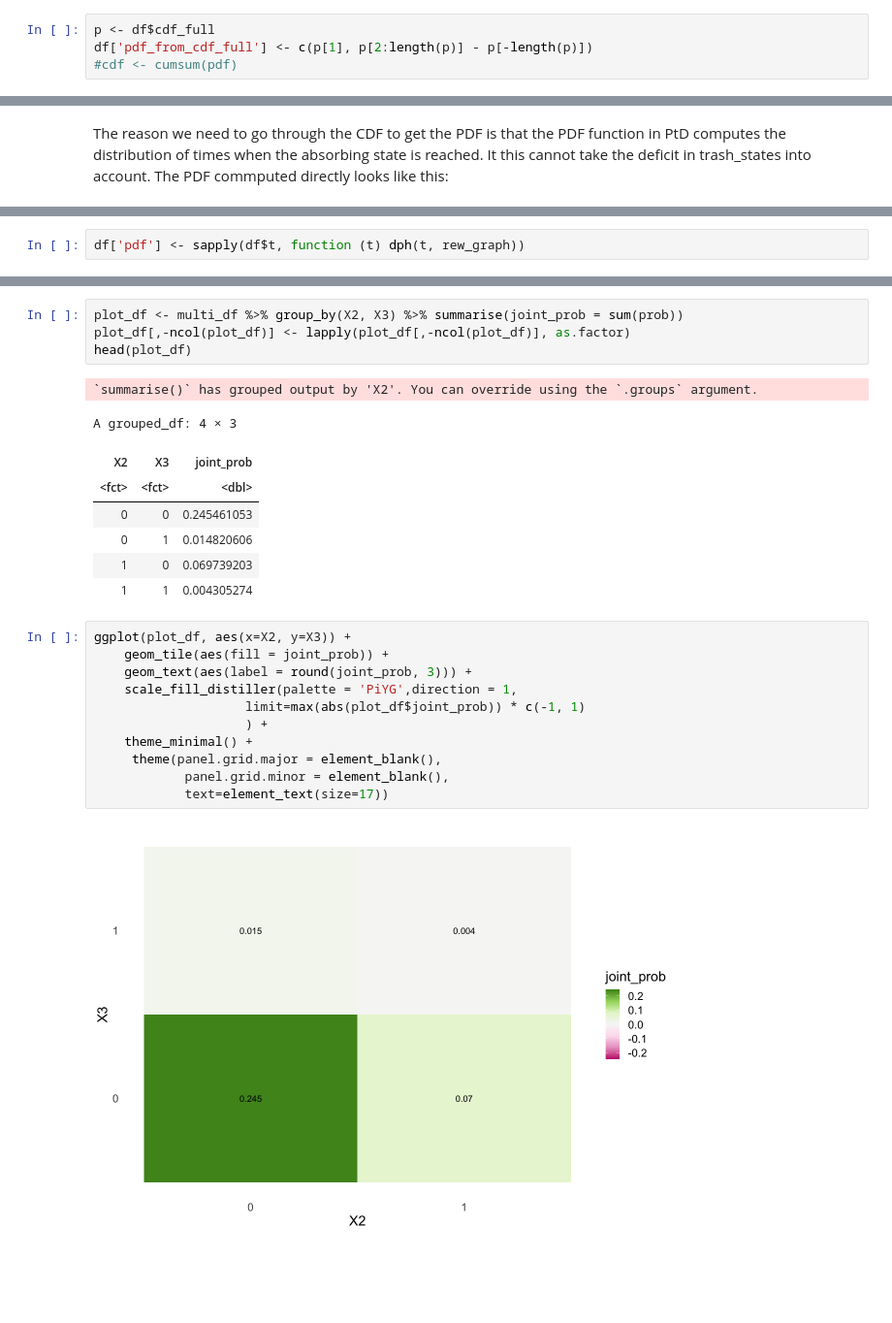
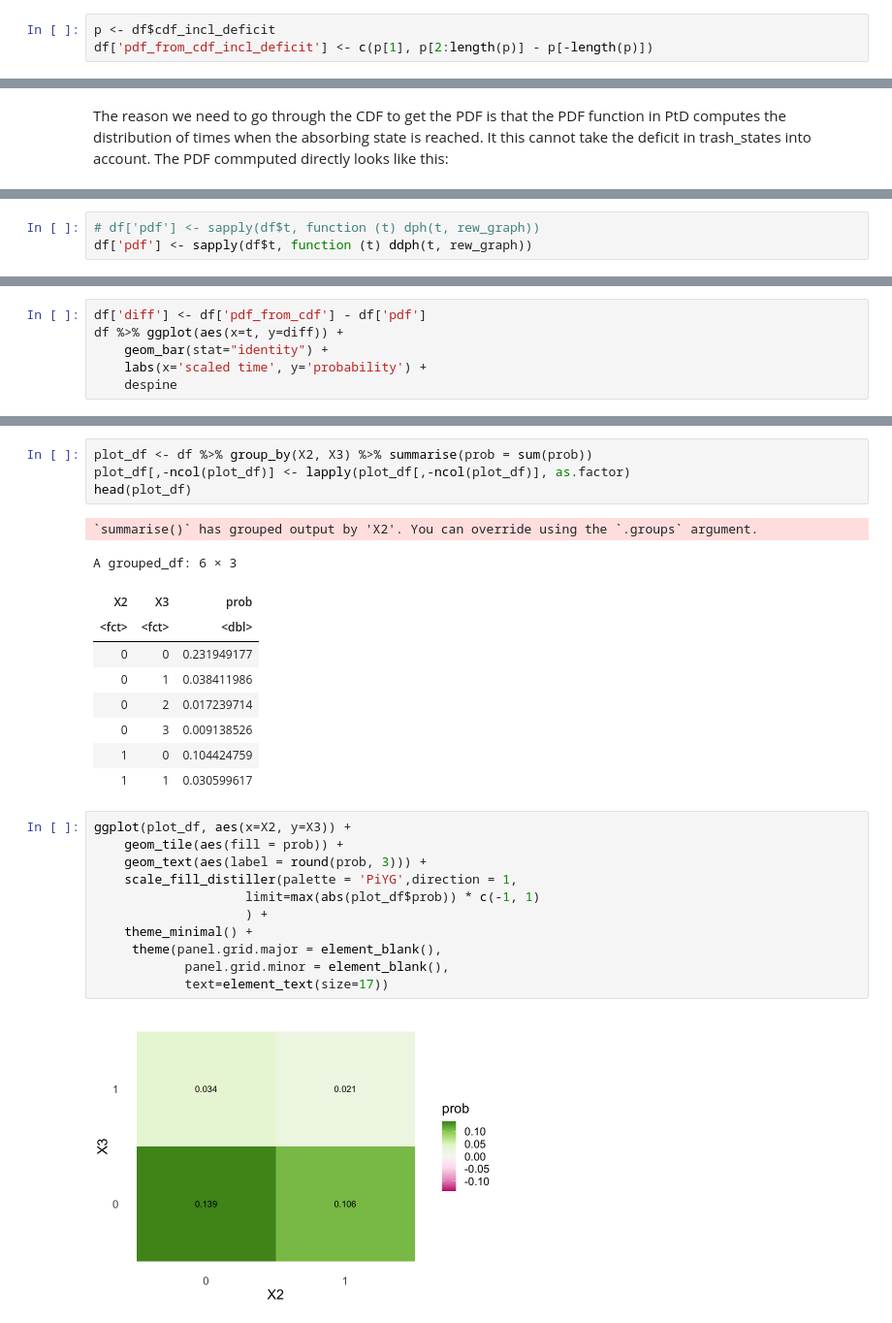
Before and after one commit to munch-group/phase-type-distributions, a Jupyter notebook: notebooks/coalescent-jointprob.ipynb, the cells around one changed output, grey strips where cells are left out. Shown at 97% size. Cells and saved outputs as stored; diff of their text form; blank space fills up the shorter version.

```diff
--- a/notebooks/coalescent-jointprob.ipynb
+++ b/notebooks/coalescent-jointprob.ipynb
@@ -507,5 +775,4 @@ And the PDF from the full CDF should sum to one:
 # %%
-p <- df$cdf_full
-df['pdf_from_cdf_full'] <- c(p[1], p[2:length(p)] - p[-length(p)])
-#cdf <- cumsum(pdf)
+p <- df$cdf_incl_deficit
+df['pdf_from_cdf_incl_deficit'] <- c(p[1], p[2:length(p)] - p[-length(p)])
 # %%
@@ -538,5 +808,6 @@ The reason we need to go through the CDF to get the PDF is that the PDF function
 # %%
-df['pdf'] <- sapply(df$t, function (t) dph(t, rew_graph))
+# df['pdf'] <- sapply(df$t, function (t) dph(t, rew_graph))
+df['pdf'] <- sapply(df$t, function (t) ddph(t, rew_graph))
 # %%
 df %>% ggplot(aes(x=t, y=pdf)) +
     geom_bar(stat="identity") +
@@ -594,0 +820,6 @@ A data.frame: 3 × 5
+# %%
+df['diff'] <- df['pdf_from_cdf'] - df['pdf']
+df %>% ggplot(aes(x=t, y=diff)) +
+    geom_bar(stat="identity") +
+    labs(x='scaled time', y='probability') +
+    despine
@@ -595,28 +840,30 @@ A data.frame: 3 × 5
 # %%
-plot_df <- multi_df %>% group_by(X2, X3) %>% summarise(joint_prob = sum(prob))
+plot_df <- df %>% group_by(X2, X3) %>% summarise(prob = sum(prob))
 plot_df[,-ncol(plot_df)] <- lapply(plot_df[,-ncol(plot_df)], as.factor)
 head(plot_df)
 # %% [output]
 `summarise()` has grouped output by 'X2'. You can override using the `.groups` argument.
-A grouped_df: 4 × 3
+A grouped_df: 6 × 3
-| X2 | X3 | joint_prob |
+| X2 | X3 | prob |
 | <fct> | <fct> | <dbl> |
-| 0 | 0 | 0.245461053 |
-| 0 | 1 | 0.014820606 |
-| 1 | 0 | 0.069739203 |
-| 1 | 1 | 0.004305274 |
+| 0 | 0 | 0.231949177 |
+| 0 | 1 | 0.038411986 |
+| 0 | 2 | 0.017239714 |
+| 0 | 3 | 0.009138526 |
+| 1 | 0 | 0.104424759 |
+| 1 | 1 | 0.030599617 |
 # %%
 ggplot(plot_df, aes(x=X2, y=X3)) +
-    geom_tile(aes(fill = joint_prob)) +
-    geom_text(aes(label = round(joint_prob, 3))) +
+    geom_tile(aes(fill = prob)) +
+    geom_text(aes(label = round(prob, 3))) +
     scale_fill_distiller(palette = 'PiYG',direction = 1,
-                    limit=max(abs(plot_df$joint_prob)) * c(-1, 1)
+                    limit=max(abs(plot_df$prob)) * c(-1, 1)
                     ) +
     theme_minimal() +
      theme(panel.grid.major = element_blank(),
             panel.grid.minor = element_blank(),
             text=element_text(size=17))
 # %% [output]
-[figure, old version]
+[figure, new version]
 # %%
 ggplot(plot_df, aes(x=X2, y=X3)) +
```
Also changed, not shown: parts of 69 cells of this notebook, 1 other file.
